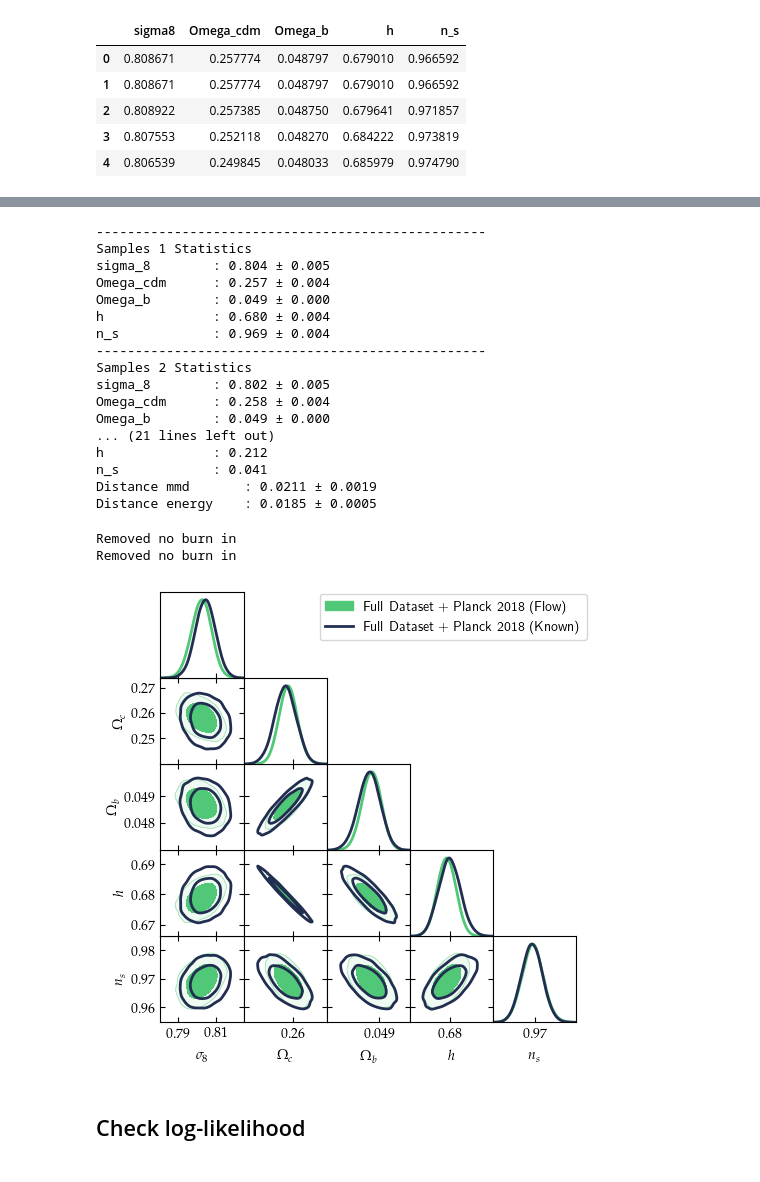
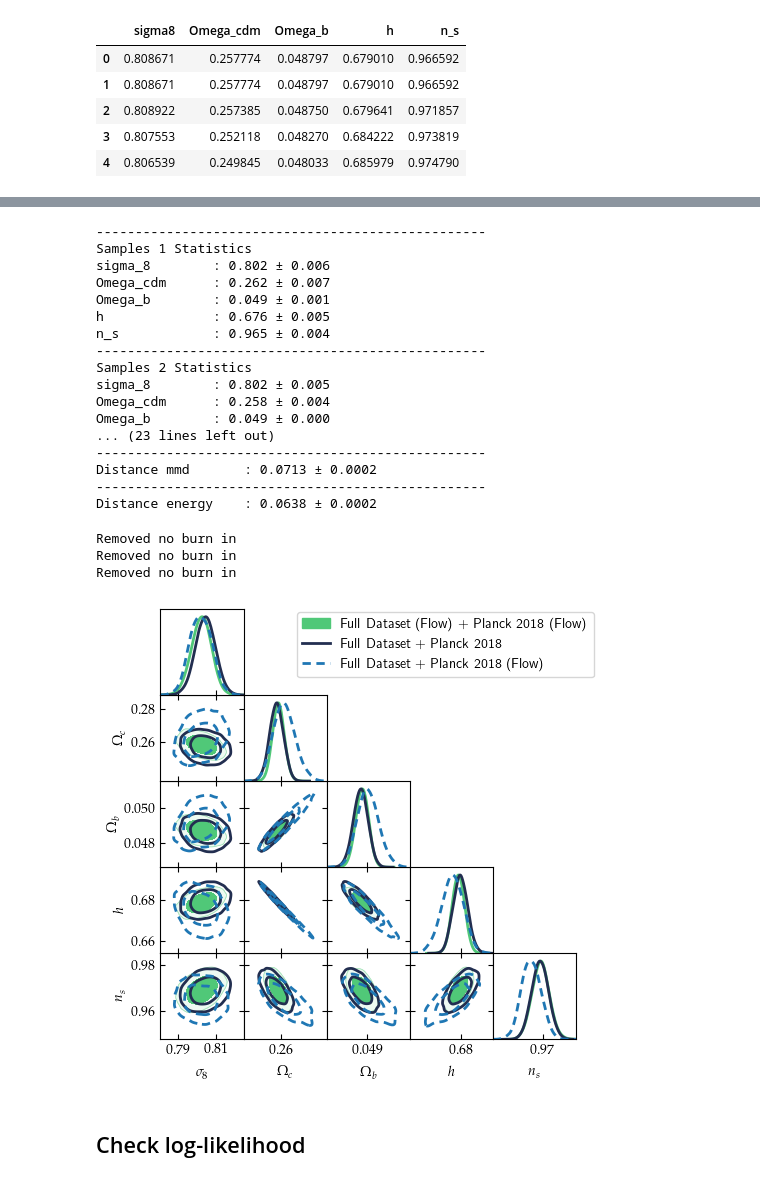
Before and after one commit to Harry45/emuflow, a Jupyter notebook: playground.ipynb, the cells around one changed output, grey strips where cells are left out. Drawn from its saved outputs; the diff is of its cells as text; code cells hidden in the pictures.

Commit message:
Planck with tau

```diff
--- a/playground.ipynb
+++ b/playground.ipynb
@@ -595,0 +598,22 @@ joint_known.head()
+# %%
+def process_samples_FD_P18_flow(save=False, burnin=None, thin=None):
+    fname = 'FD_Garcia-Garcia2021_dzMarg_mMarg_P18flow_lcdm_nu'
+    columns = [21, 3, 4, 5, 6]
+    record = []
+    for i in range(4):
+        samples = np.loadtxt(f'originalsamples/{fname}/{fname}.{i+1}.txt')
+        cosmologies = samples[:,columns]
+        if burnin is not None:
+            start = int(cosmologies.shape[0] * burnin)
+            cosmologies = cosmologies[start:]
+        if thin is not None:
+            cosmologies = cosmologies[0::thin]
+        record.append(cosmologies)
+    record = np.concatenate(record)
+    df = pd.DataFrame(record, columns=COLS)
+    print(f'Total number of samples for Oxford Full Dataset + Planck is: {df.shape[0]}')
+    if save:
+        df.to_csv(f'samples/{fname}.csv')
+    return df
+# %%
+joint_known_flow_planck = process_samples_FD_P18_flow(save=False, burnin=0.25)
@@ -596,23 +651,23 @@ joint_known.head()
 # %%
-print_stats(joint_known.values, joint_flow_samples, nsamples=3000, sigma=3.0)
+print_stats(joint_known_flow_planck.values, joint_flow_samples, nsamples=3000, sigma=3.0)
 # %% [output]
 --------------------------------------------------
 Samples 1 Statistics
-sigma_8        : 0.804 ± 0.005
-Omega_cdm      : 0.257 ± 0.004
-Omega_b        : 0.049 ± 0.000
-h              : 0.680 ± 0.004
-n_s            : 0.969 ± 0.004
+sigma_8        : 0.802 ± 0.006
+Omega_cdm      : 0.262 ± 0.007
+Omega_b        : 0.049 ± 0.001
+h              : 0.676 ± 0.005
+n_s            : 0.965 ± 0.004
 --------------------------------------------------
 Samples 2 Statistics
 sigma_8        : 0.802 ± 0.005
 Omega_cdm      : 0.258 ± 0.004
 Omega_b        : 0.049 ± 0.000
-... (21 lines left out)
-h              : 0.212
-n_s            : 0.041
-Distance mmd       : 0.0211 ± 0.0019
-Distance energy    : 0.0185 ± 0.0005
+... (23 lines left out)
+--------------------------------------------------
+Distance mmd       : 0.0713 ± 0.0002
+--------------------------------------------------
+Distance energy    : 0.0638 ± 0.0002
 # %%
 ndim = 5
 names = ["x%s"%i for i in range(ndim)]
@@ -626,40 +681,49 @@ labels = [
 samples_flow = MCSamples(samples=joint_flow_samples,
                            names = names,
                            labels = labels,
-                           label='Full Dataset + Planck 2018 (Flow)',
+                           label='Full Dataset (Flow) + Planck 2018 (Flow)',
                            settings = settings)
 
 samples_known = MCSamples(samples=joint_known.values,
                           names = names,
                           labels = labels,
-                          label='Full Dataset + Planck 2018 (Known)',
+                          label='Full Dataset + Planck 2018',
                           settings = settings)
+
+samples_flow_planck = MCSamples(samples=joint_known_flow_planck.values,
+                          names = names,
+                          labels = labels,
+                          label='Full Dataset + Planck 2018 (Flow)',
+                          settings = settings)
 # %% [output]
 Removed no burn in
 Removed no burn in
+Removed no burn in
 # %%
 G = plots.getSubplotPlotter(subplot_size=1.0)
 G.settings.solid_contour_palefactor = 0.9
 G.settings.alpha_filled_add = 0.9
 G.settings.num_plot_contours = 2
 G.settings.lw_contour = 1
 G.settings.axes_fontsize = 15
 G.settings.lab_fontsize = 15
 G.settings.fontsize = 35  # important for padding in x-axis
 G.settings.legend_fontsize = 15
 samples_flow.updateSettings({"contours": [0.68, 0.95]})
+samples_flow_planck.updateSettings({"contours": [0.68, 0.95]})
 samples_known.updateSettings({"contours": [0.68, 0.95]})
 G.triangle_plot(
-    [samples_flow, samples_known],
-    filled=[True, False],
-    contour_colors=[color1, color2],
-    contour_lws=[2, 2],
-    contour_ls=["-", "-"],legend_loc=(0.45, 0.88)
+    [samples_flow, samples_known, samples_flow_planck],
+    filled=[True, False, False],
+    contour_colors=[color1, color2, color3],
+    contour_lws=[2, 2, 2],
+    contour_ls=["-", "-", '--'],legend_loc=(0.4, 0.84)
 )
 # plt.savefig('plots/triangle_plot_comparison_fd_p18.pdf', transparent = False, bbox_inches = 'tight')
+# plt.savefig('/home/arrykrishna/Desktop/triangle_plot_comparison_fd_p18_flow.png', transparent = False, bbox_inches = 'tight')
 plt.show()
 # %% [output]
-[figure, old version]
+[figure, new version]
 # %% [markdown]
 ## Check log-likelihood
 # %%
```
Also changed, not shown: parts of 11 cells of this notebook, 4 other files.
